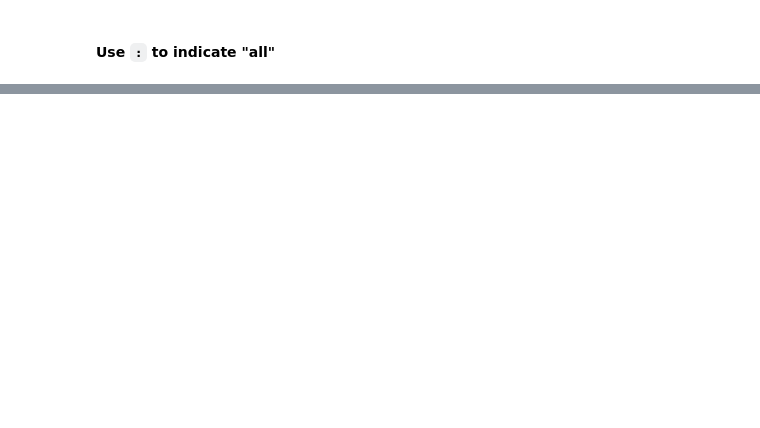
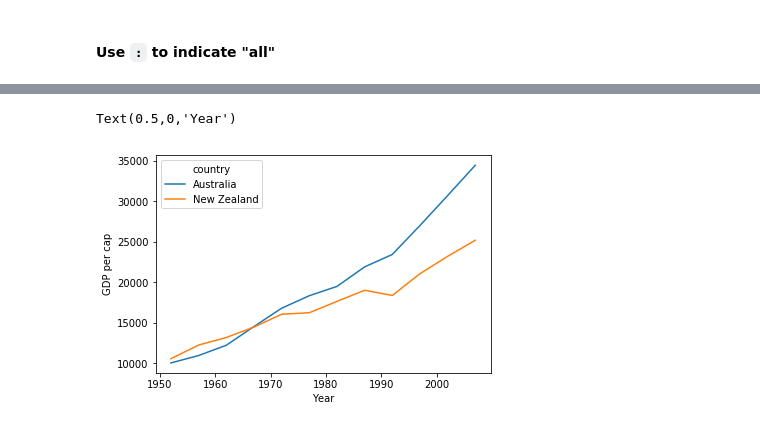
Before and after one commit to butterflyology/Python-Day2, a Jupyter notebook: code/Day2_code.ipynb, the cells around one changed output, grey strips where cells are left out. Saved outputs shown, nothing was run; the diff lists cells and outputs as text; code cells hidden in the pictures; blank space fills up the shorter version.

```diff
--- a/code/Day2_code.ipynb
+++ b/code/Day2_code.ipynb
@@ -108,0 +71,7 @@ Name: gdpPercap_1952, dtype: float64
+# %%
+data.T.plot()
+plt.ylabel('GDP per cap')
+plt.xlabel('Year')
+# %% [output]
+Text(0.5,0,'Year')
+[figure, added]
```
Also changed, not shown: parts of 16 cells of this notebook.
